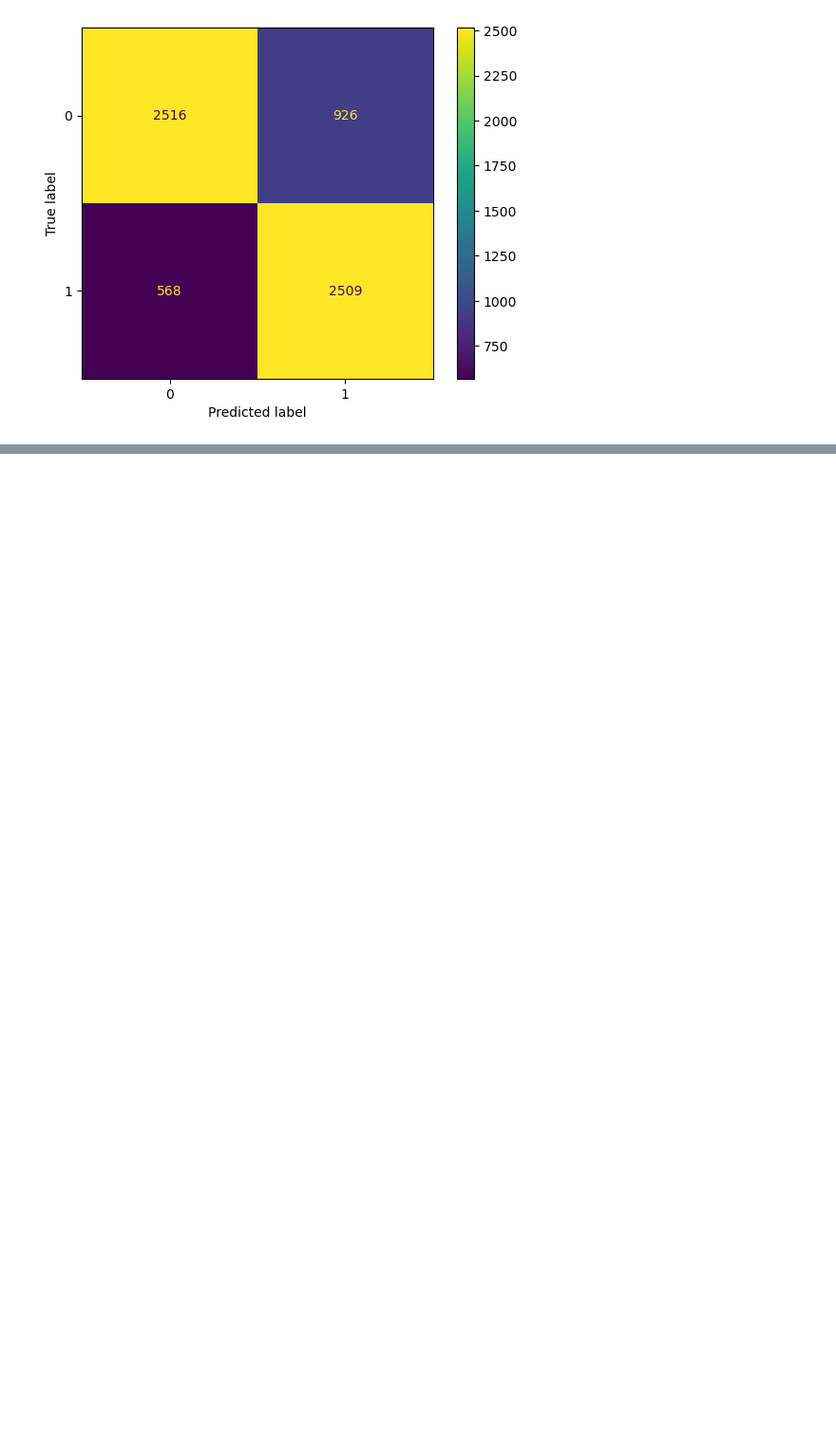
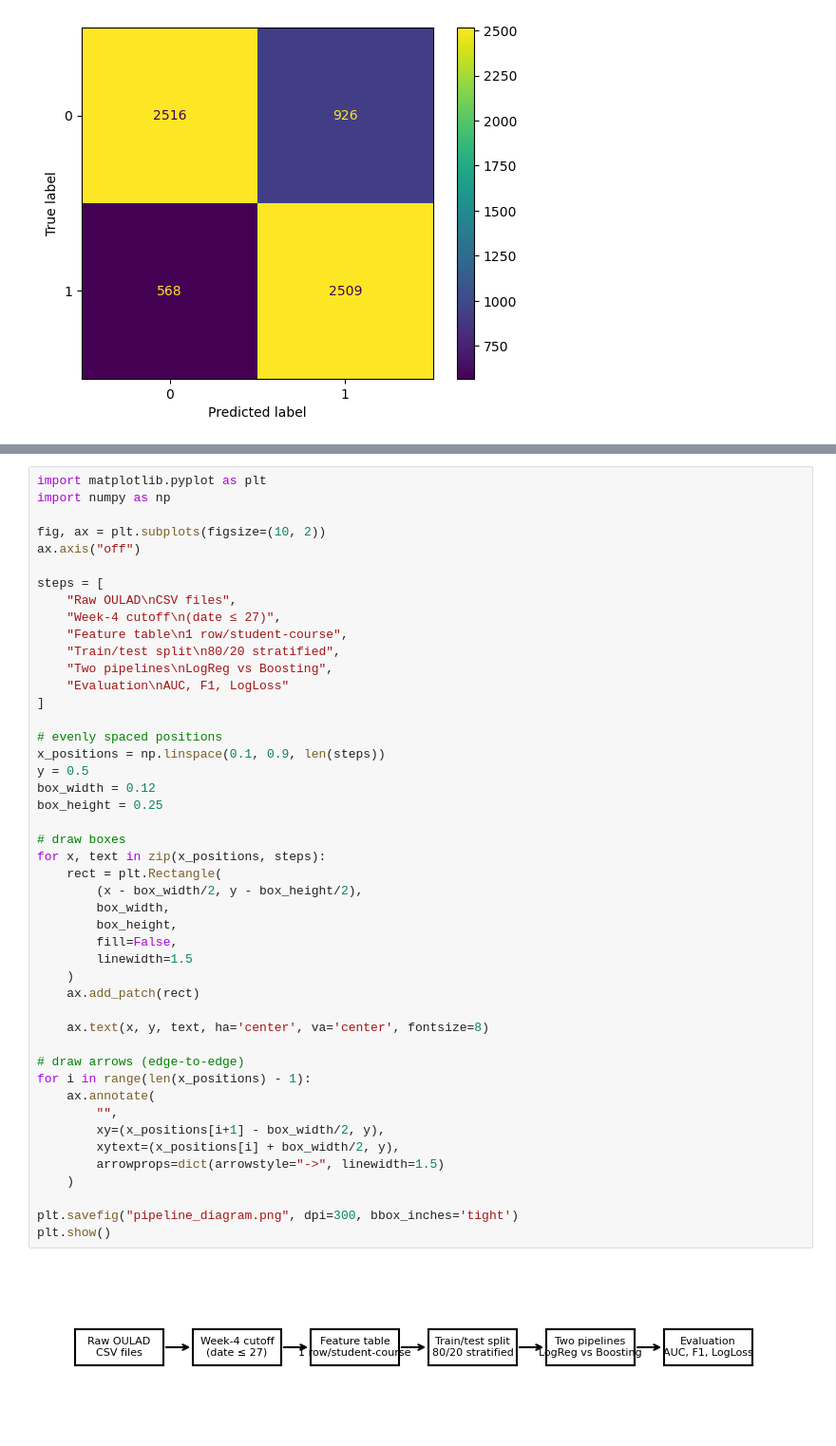
Before and after one commit to KhozaVu/Machine-Learning-Notebook, a Jupyter notebook: OULAD_Project.ipynb, the cells around one changed output, grey strips where cells are left out. Shown at 95% size. Saved outputs shown, nothing was run; the diff lists cells and outputs as text; blank space fills up the shorter version.

```diff
--- a/OULAD_Project.ipynb
+++ b/OULAD_Project.ipynb
@@ -768,3 +802,51 @@ print("Log Loss P2:", logloss_p2)
 # %% [output]
 Log Loss P1: 0.4779060735783406
 Log Loss P2: 0.4675882937564646
+# %%
+import matplotlib.pyplot as plt
+import numpy as np
+
+fig, ax = plt.subplots(figsize=(10, 2))
+ax.axis("off")
+
+steps = [
+    "Raw OULAD\nCSV files",
+    "Week-4 cutoff\n(date ≤ 27)",
+    "Feature table\n1 row/student-course",
+    "Train/test split\n80/20 stratified",
+    "Two pipelines\nLogReg vs Boosting",
+    "Evaluation\nAUC, F1, LogLoss"
+]
+
+# evenly spaced positions
+x_positions = np.linspace(0.1, 0.9, len(steps))
+y = 0.5
+box_width = 0.12
+box_height = 0.25
+
+# draw boxes
+for x, text in zip(x_positions, steps):
+    rect = plt.Rectangle(
+        (x - box_width/2, y - box_height/2),
+        box_width,
+        box_height,
+        fill=False,
+        linewidth=1.5
+    )
+    ax.add_patch(rect)
+
+    ax.text(x, y, text, ha='center', va='center', fontsize=8)
+
+# draw arrows (edge-to-edge)
+for i in range(len(x_positions) - 1):
+    ax.annotate(
+        "",
+        xy=(x_positions[i+1] - box_width/2, y),
+        xytext=(x_positions[i] + box_width/2, y),
+        arrowprops=dict(arrowstyle="->", linewidth=1.5)
+    )
+
+plt.savefig("pipeline_diagram.png", dpi=300, bbox_inches='tight')
+plt.show()
+# %% [output]
+[figure, added]
```
Also changed, not shown: parts of 3 cells of this notebook.
